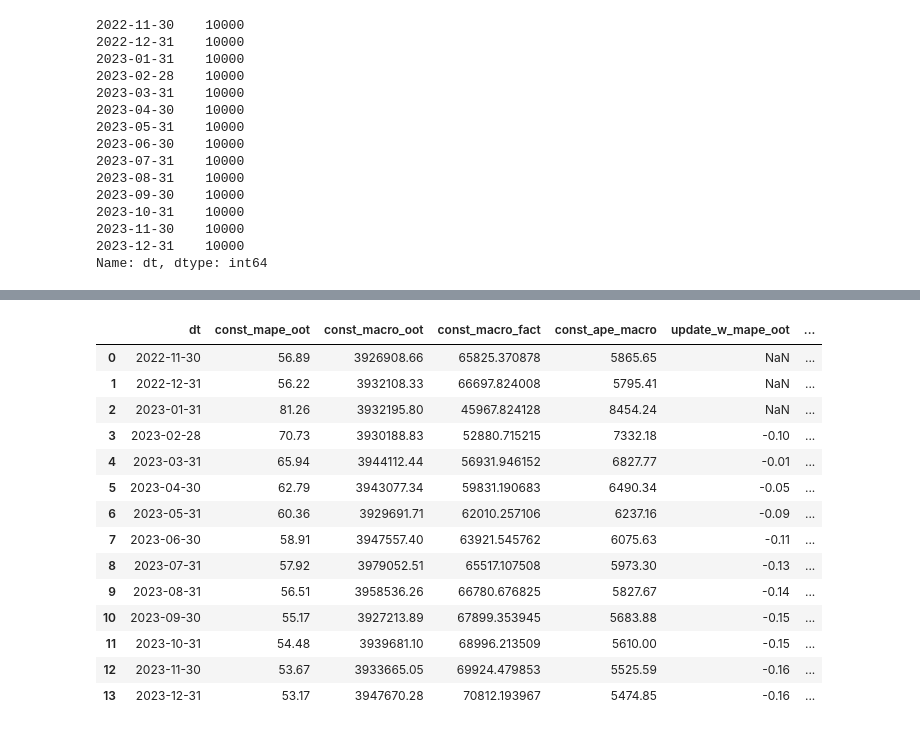
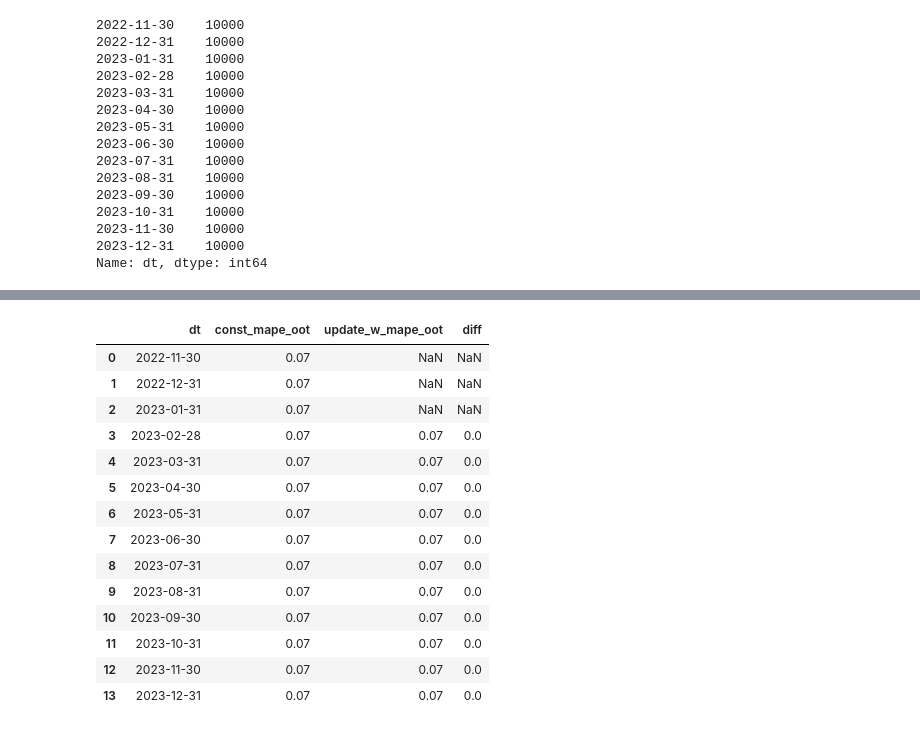
Before and after one commit to VityaShevcov/pearl_one, a Jupyter notebook: code_continue_learning.ipynb, the cells around one changed output, grey strips where cells are left out. Drawn from its saved outputs; the diff is of its cells as text; code cells hidden in the pictures.

```diff
--- a/code_continue_learning.ipynb
+++ b/code_continue_learning.ipynb
@@ -360,4 +398,3 @@ Index(['date', 'store_id', 'sales', 'other_feature1', 'other_feature2',
 # %%
 # список фичей для включения в модель
-model_list = ['sales', 'other_feature1', 'other_feature2',
-       'other_feature3', 'other_feature4']
+model_list = ['feature' + str(i) for i in range(1,21)]; model_list
@@ -397,7 +456,7 @@ mape(data['target'], np.exp(model_base.predict(data[model_list])))
 with open ("model_base.pkl", 'wb') as model_alpha:
     pickle.dump(model_base, model_alpha)
 # %%
-list_stores = data.store_id.unique().tolist()
+list_stores = data.urf_code_map.unique().tolist()
 # %%
 random.seed(0)
 subset_size = 2000
@@ -610,21 +636,23 @@ step_6
 | 16 | 2023-05-31 | 8000.0 | 2000.0 | NaN |
 | 17 | 2023-07-31 | NaN | NaN | 10000.0 |
 ... (11 outputs left out)
-# %%
-new_exp.final_report()
-# %% [output]
-|  | dt | const_mape_oot | const_macro_oot | const_macro_fact | const_ape_macro | update_w_mape_oot | ... |
-| 0 | 2022-11-30 | 56.89 | 3926908.66 | 65825.370878 | 5865.65 | NaN | ... |
-| 1 | 2022-12-31 | 56.22 | 3932108.33 | 66697.824008 | 5795.41 | NaN | ... |
-| 2 | 2023-01-31 | 81.26 | 3932195.80 | 45967.824128 | 8454.24 | NaN | ... |
-| 3 | 2023-02-28 | 70.73 | 3930188.83 | 52880.715215 | 7332.18 | -0.10 | ... |
-| 4 | 2023-03-31 | 65.94 | 3944112.44 | 56931.946152 | 6827.77 | -0.01 | ... |
-| 5 | 2023-04-30 | 62.79 | 3943077.34 | 59831.190683 | 6490.34 | -0.05 | ... |
-| 6 | 2023-05-31 | 60.36 | 3929691.71 | 62010.257106 | 6237.16 | -0.09 | ... |
-| 7 | 2023-06-30 | 58.91 | 3947557.40 | 63921.545762 | 6075.63 | -0.11 | ... |
-| 8 | 2023-07-31 | 57.92 | 3979052.51 | 65517.107508 | 5973.30 | -0.13 | ... |
-| 9 | 2023-08-31 | 56.51 | 3958536.26 | 66780.676825 | 5827.67 | -0.14 | ... |
-| 10 | 2023-09-30 | 55.17 | 3927213.89 | 67899.353945 | 5683.88 | -0.15 | ... |
-| 11 | 2023-10-31 | 54.48 | 3939681.10 | 68996.213509 | 5610.00 | -0.15 | ... |
-| 12 | 2023-11-30 | 53.67 | 3933665.05 | 69924.479853 | 5525.59 | -0.16 | ... |
-| 13 | 2023-12-31 | 53.17 | 3947670.28 | 70812.193967 | 5474.85 | -0.16 | ... |
+# %%
+report = new_exp.final_report()
+# %%
+report[['dt', 'const_mape_oot', 'update_w_mape_oot', 'diff']]
+# %% [output]
+|  | dt | const_mape_oot | update_w_mape_oot | diff |
+| 0 | 2022-11-30 | 0.07 | NaN | NaN |
+| 1 | 2022-12-31 | 0.07 | NaN | NaN |
+| 2 | 2023-01-31 | 0.07 | NaN | NaN |
+| 3 | 2023-02-28 | 0.07 | 0.07 | 0.0 |
+| 4 | 2023-03-31 | 0.07 | 0.07 | 0.0 |
+| 5 | 2023-04-30 | 0.07 | 0.07 | 0.0 |
+| 6 | 2023-05-31 | 0.07 | 0.07 | 0.0 |
+| 7 | 2023-06-30 | 0.07 | 0.07 | 0.0 |
+| 8 | 2023-07-31 | 0.07 | 0.07 | 0.0 |
+| 9 | 2023-08-31 | 0.07 | 0.07 | 0.0 |
+| 10 | 2023-09-30 | 0.07 | 0.07 | 0.0 |
+| 11 | 2023-10-31 | 0.07 | 0.07 | 0.0 |
+| 12 | 2023-11-30 | 0.07 | 0.07 | 0.0 |
+| 13 | 2023-12-31 | 0.07 | 0.07 | 0.0 |
```
Also changed, not shown: parts of 16 cells of this notebook, 5 other files.
